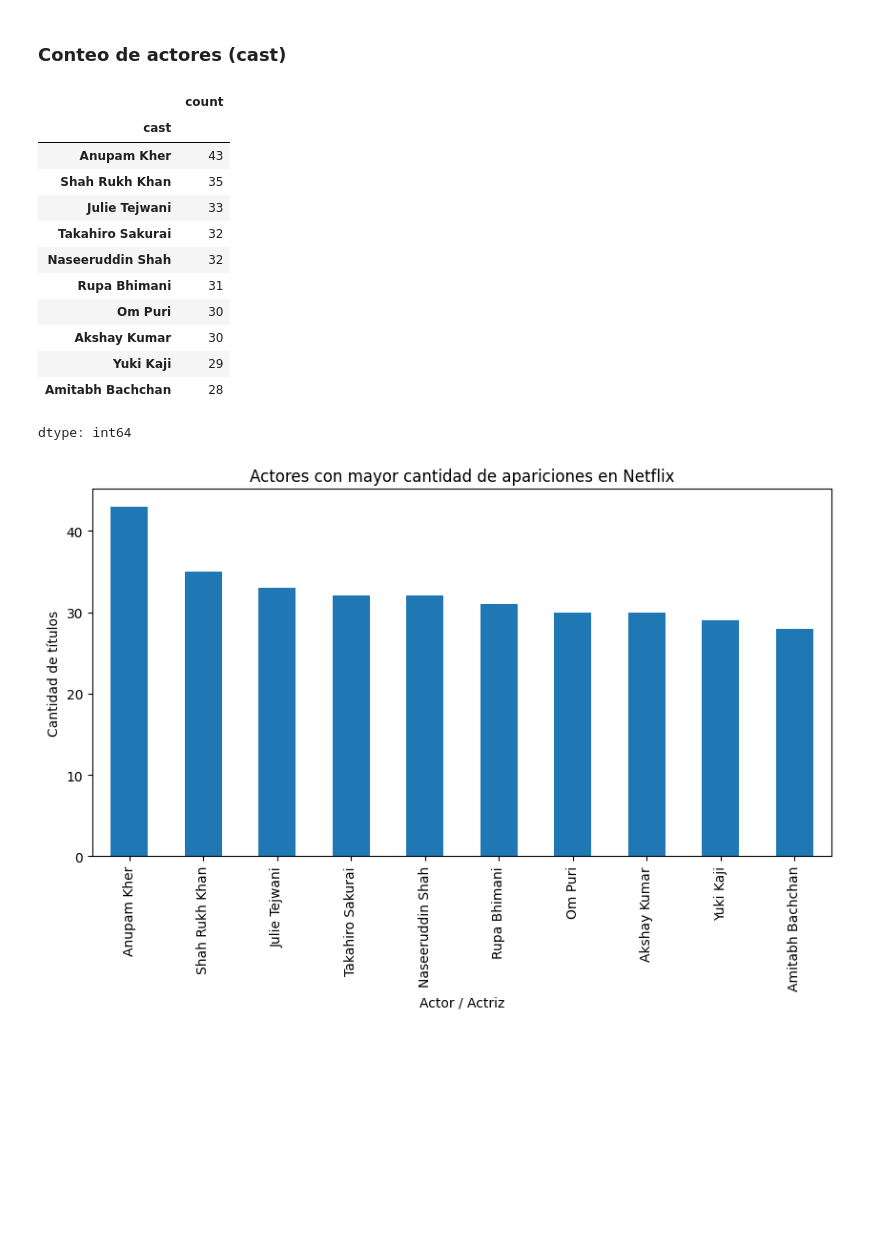
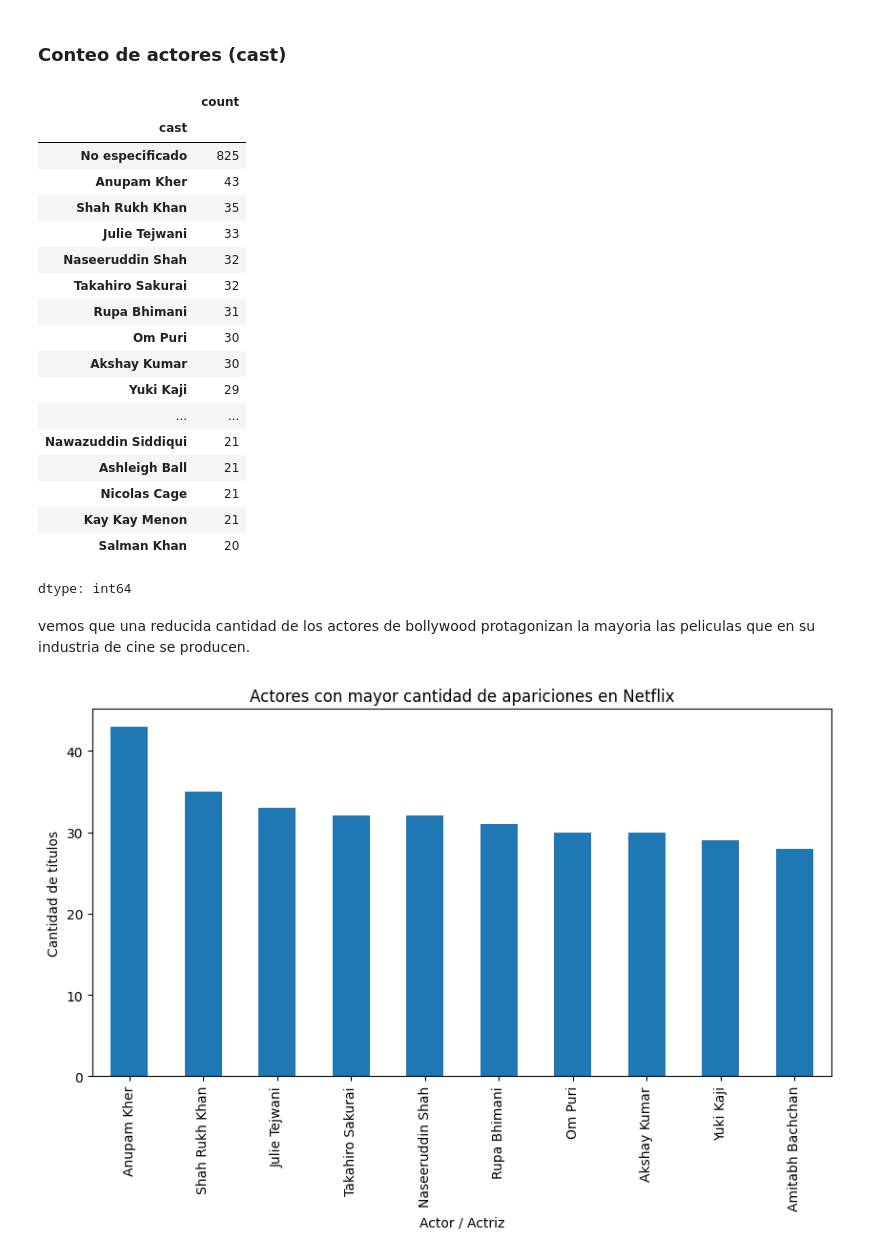
Before and after one commit to davidalejo04/JsonDemoi, a Jupyter notebook: Netflix.ipynb, the cells around one changed output. Cells and saved outputs as stored; diff of their text form; code cells hidden in the pictures; blank space fills up the shorter version.

```diff
--- a/Netflix.ipynb
+++ b/Netflix.ipynb
@@ -253,22 +254,30 @@ Los ratings más frecuentes son TV-MA y TV-14, lo que indica que gran parte del
 ### Conteo de actores (cast)
 # %%
 actors = df['cast'].dropna().str.split(',').explode().str.strip()
-top_actors = actors.value_counts().head(10)
+top_actors = actors.value_counts().head(30)
 top_actors
 # %% [output]
 |  | count |
 | cast |  |
+| No especificado | 825 |
 | Anupam Kher | 43 |
 | Shah Rukh Khan | 35 |
 | Julie Tejwani | 33 |
+| Naseeruddin Shah | 32 |
 | Takahiro Sakurai | 32 |
-| Naseeruddin Shah | 32 |
 | Rupa Bhimani | 31 |
 | Om Puri | 30 |
 | Akshay Kumar | 30 |
 | Yuki Kaji | 29 |
-| Amitabh Bachchan | 28 |
+| ... | ... |
+| Nawazuddin Siddiqui | 21 |
+| Ashleigh Ball | 21 |
+| Nicolas Cage | 21 |
+| Kay Kay Menon | 21 |
+| Salman Khan | 20 |
 dtype: int64
+# %% [markdown]
+vemos que una reducida cantidad de los actores de bollywood protagonizan la mayoria las peliculas que en su industria de cine se producen.
 # %%
 plt.figure(figsize=(10,5))
 actors.value_counts().head(10).plot(kind='bar')
```
Also changed, not shown: parts of 9 cells of this notebook.
